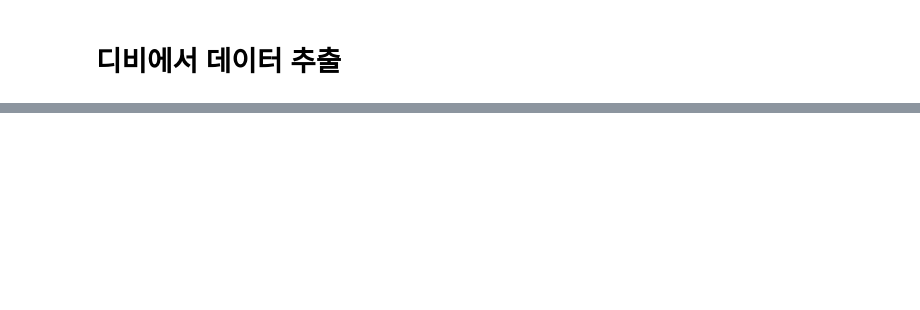
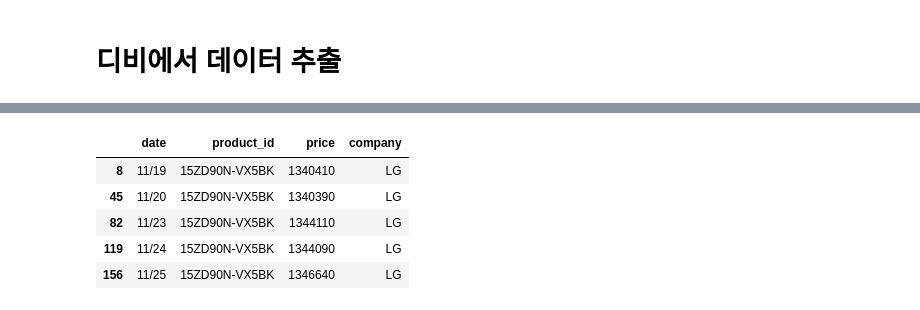
Before and after one commit to park-moonkyu/Crawling_Python, a Jupyter notebook: daewon_crawling.ipynb, the cells around one changed output, grey strips where cells are left out. Saved outputs shown, nothing was run; the diff lists cells and outputs as text; code cells hidden in the pictures; blank space fills up the shorter version.

```diff
--- a/daewon_crawling.ipynb
+++ b/daewon_crawling.ipynb
@@ -156,3 +240,13 @@ df['price']=pd.to_numeric(df['price'])
+# %%
+data=df[df['product_id']==pd0[i]]
+data.head()
+# %% [output]
+|  | date | product_id | price | company |
+| 8 | 11/19 | 15ZD90N-VX5BK | 1340410 | LG |
+| 45 | 11/20 | 15ZD90N-VX5BK | 1340390 | LG |
+| 82 | 11/23 | 15ZD90N-VX5BK | 1344110 | LG |
+| 119 | 11/24 | 15ZD90N-VX5BK | 1344090 | LG |
+| 156 | 11/25 | 15ZD90N-VX5BK | 1346640 | LG |
 # %%
 import seaborn as sns
 import matplotlib.pyplot as plt
```
Also changed, not shown: parts of 6 cells of this notebook, 5 other files.
